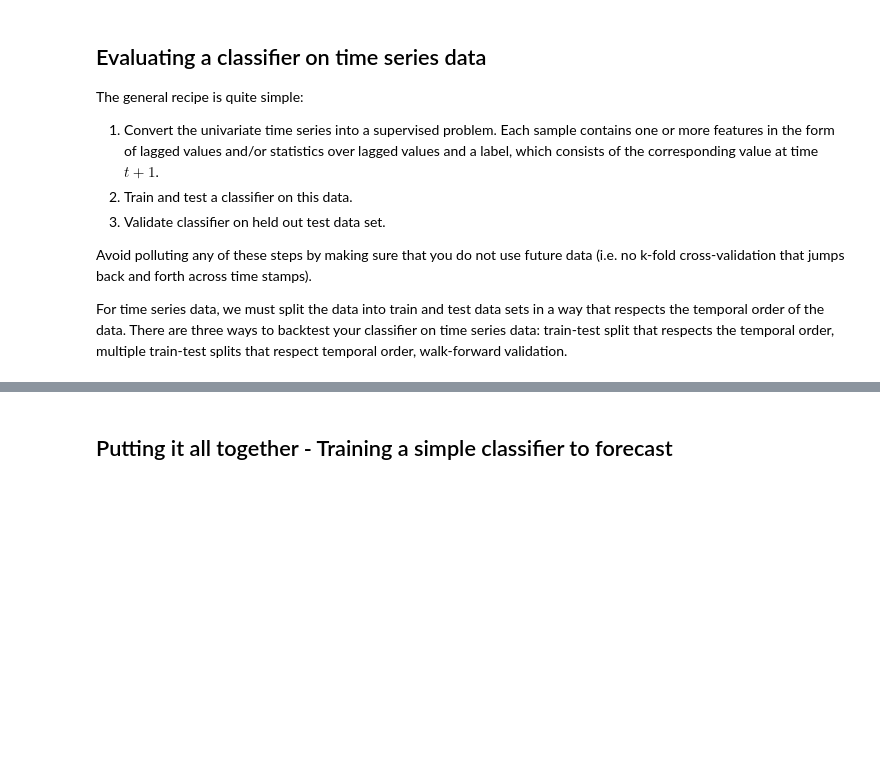
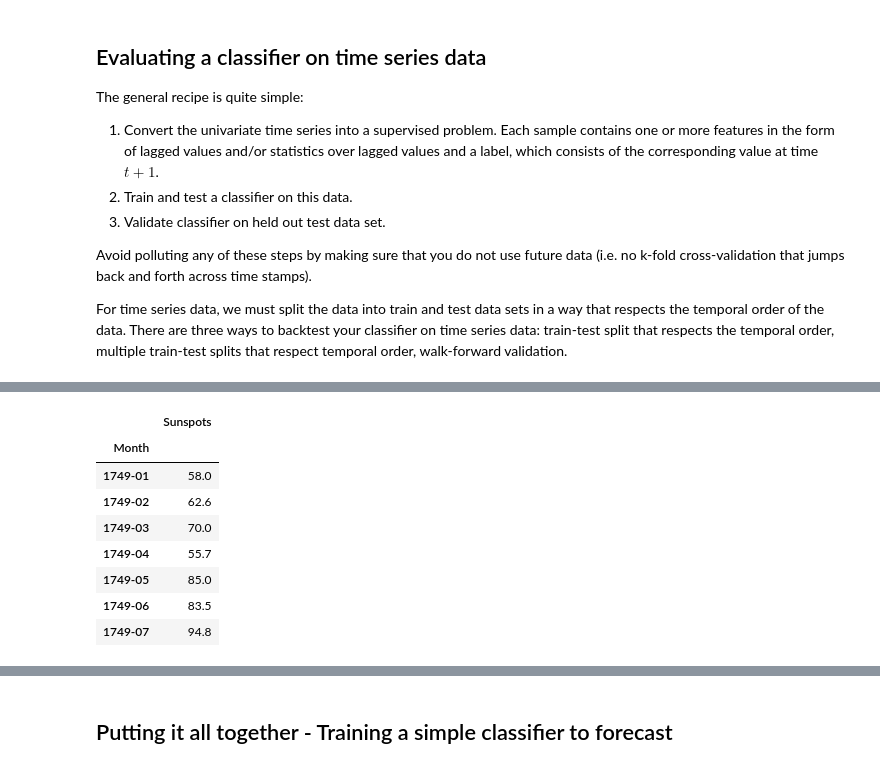
Before and after one commit to drbwa/timeserieseda, a Jupyter notebook: time-series-classification/ts-classification.ipynb, the cells around one changed output, grey strips where cells are left out. Cells and saved outputs as stored; diff of their text form; code cells hidden in the pictures; blank space fills up the shorter version.

```diff
--- a/time-series-classification/ts-classification.ipynb
+++ b/time-series-classification/ts-classification.ipynb
@@ -250,0 +256,13 @@ For time series data, we must split the data into train and test data sets in a
+# %%
+sun_spots = pd.read_csv("data/monthly-sunspots.csv", header=0, index_col=0)
+sun_spots.head(7)
+# %% [output]
+|  | Sunspots |
+| Month |  |
+| 1749-01 | 58.0 |
+| 1749-02 | 62.6 |
+| 1749-03 | 70.0 |
+| 1749-04 | 55.7 |
+| 1749-05 | 85.0 |
+| 1749-06 | 83.5 |
+| 1749-07 | 94.8 |
```
Also changed, not shown: parts of 4 cells of this notebook.
